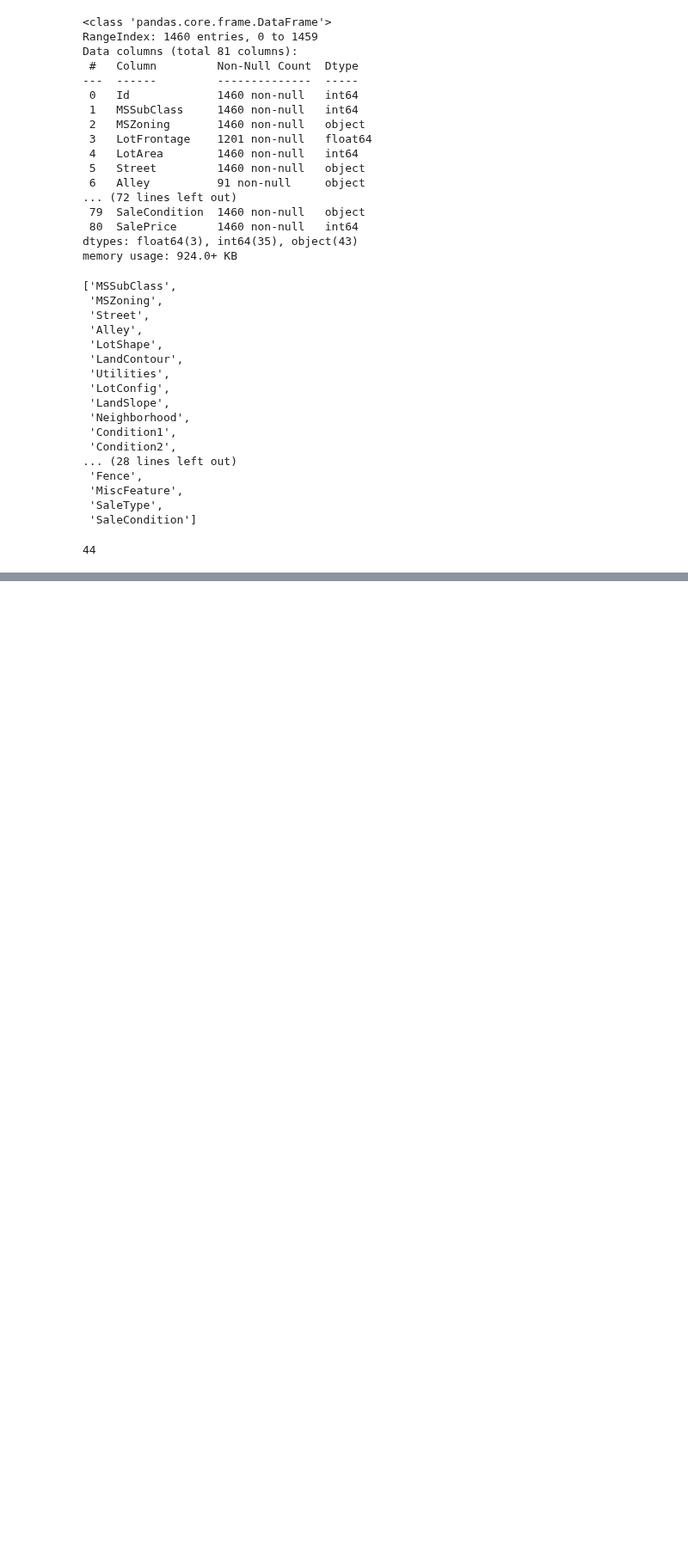
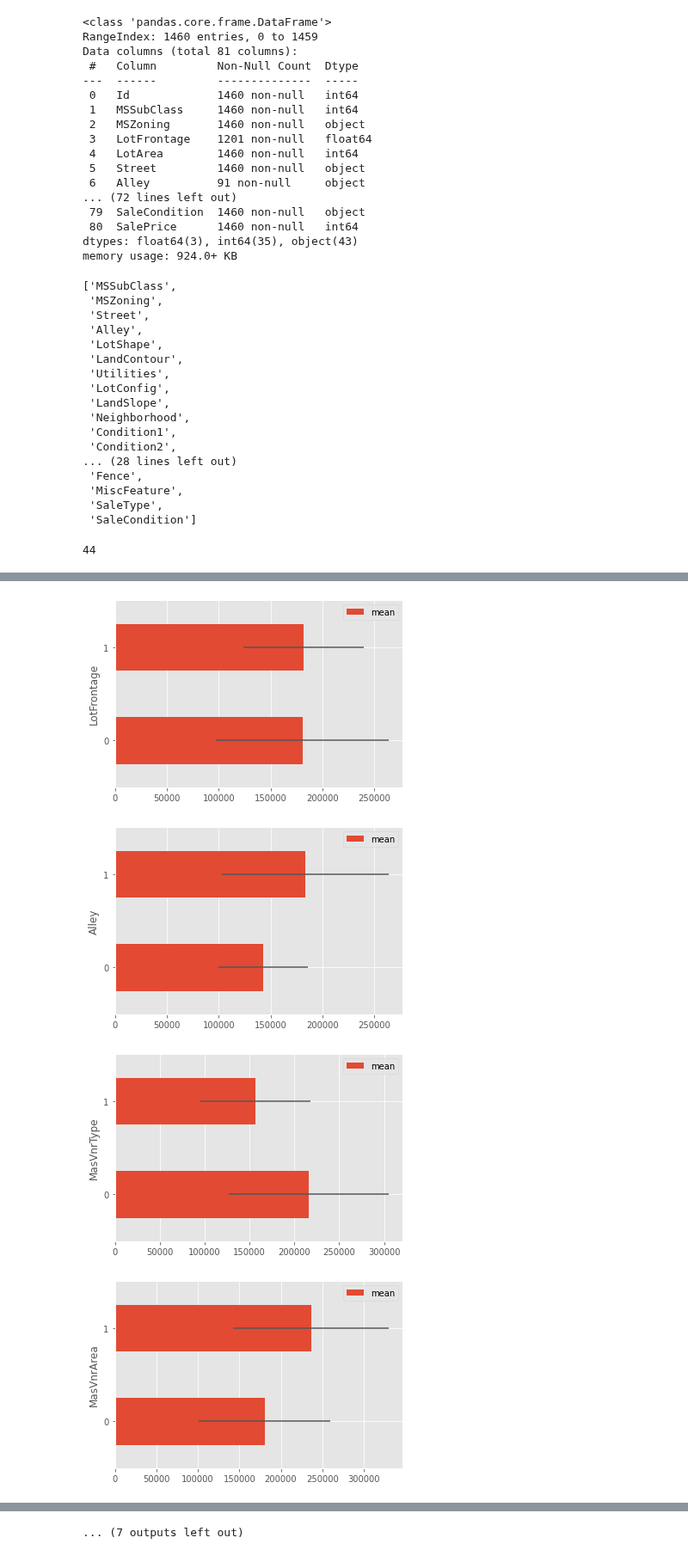
Before and after one commit to AkhilVinayakp/machine_Learning_Algorithms_python, a Jupyter notebook: EtE_projects/house-prices/Experiments/analysis.ipynb, the cells around one changed output, grey strips where cells are left out. Shown at 86% size. Cells and saved outputs as stored; diff of their text form; code cells hidden in the pictures; blank space fills up the shorter version.

```diff
--- a/EtE_projects/house-prices/Experiments/analysis.ipynb
+++ b/EtE_projects/house-prices/Experiments/analysis.ipynb
@@ -251,0 +393,8 @@ len(cat_cols)
+# %%
+for col in missing_val_cols:
+    fal.target_analyser_with_na_fields(df, col)
+# %% [output]
+[figure, added]
+[figure, added]
+[figure, added]
+[figure, added]
@@ -251,0 +409 @@ len(cat_cols)
+... (7 outputs left out)
```
Also changed, not shown: parts of 27 cells of this notebook.
